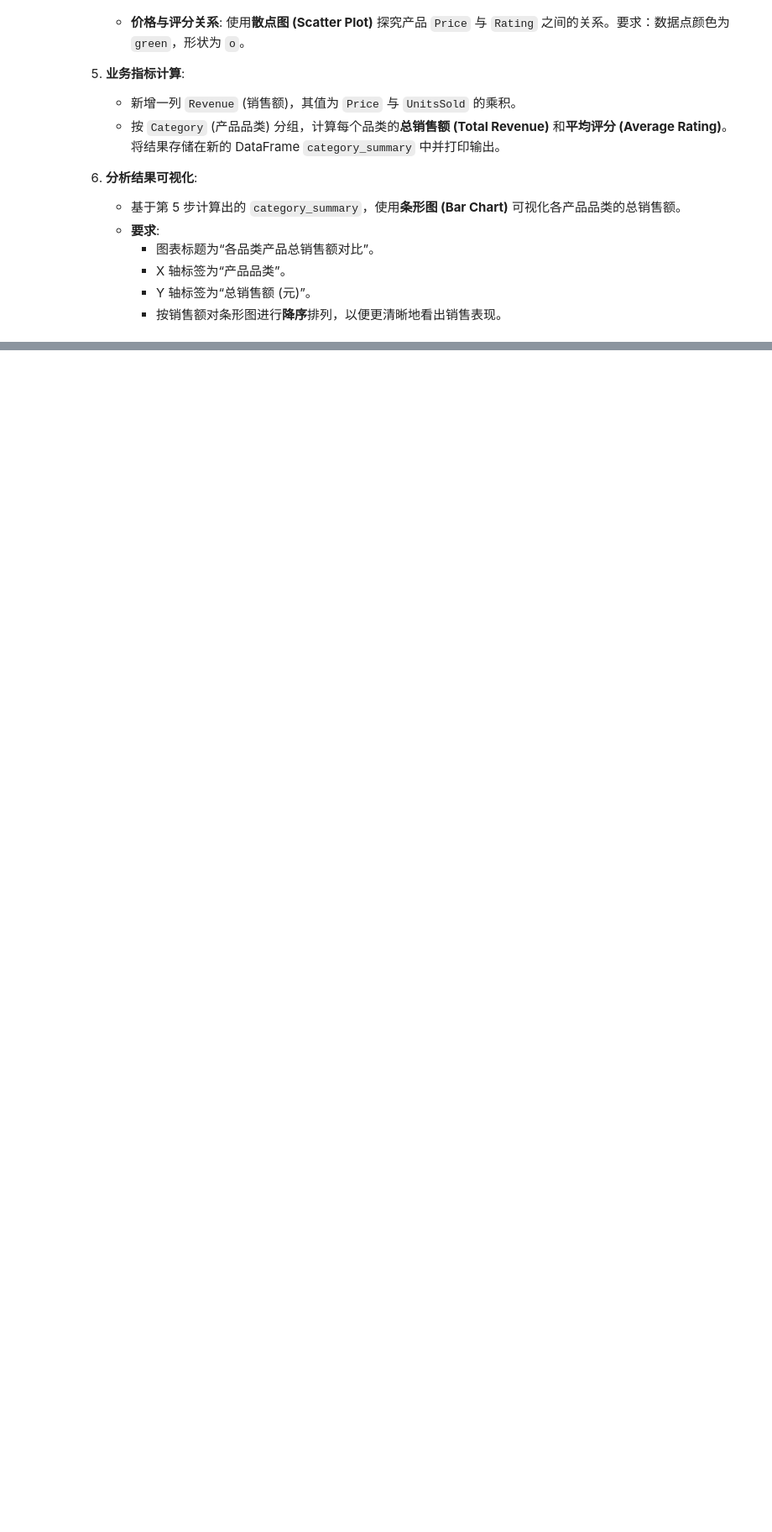
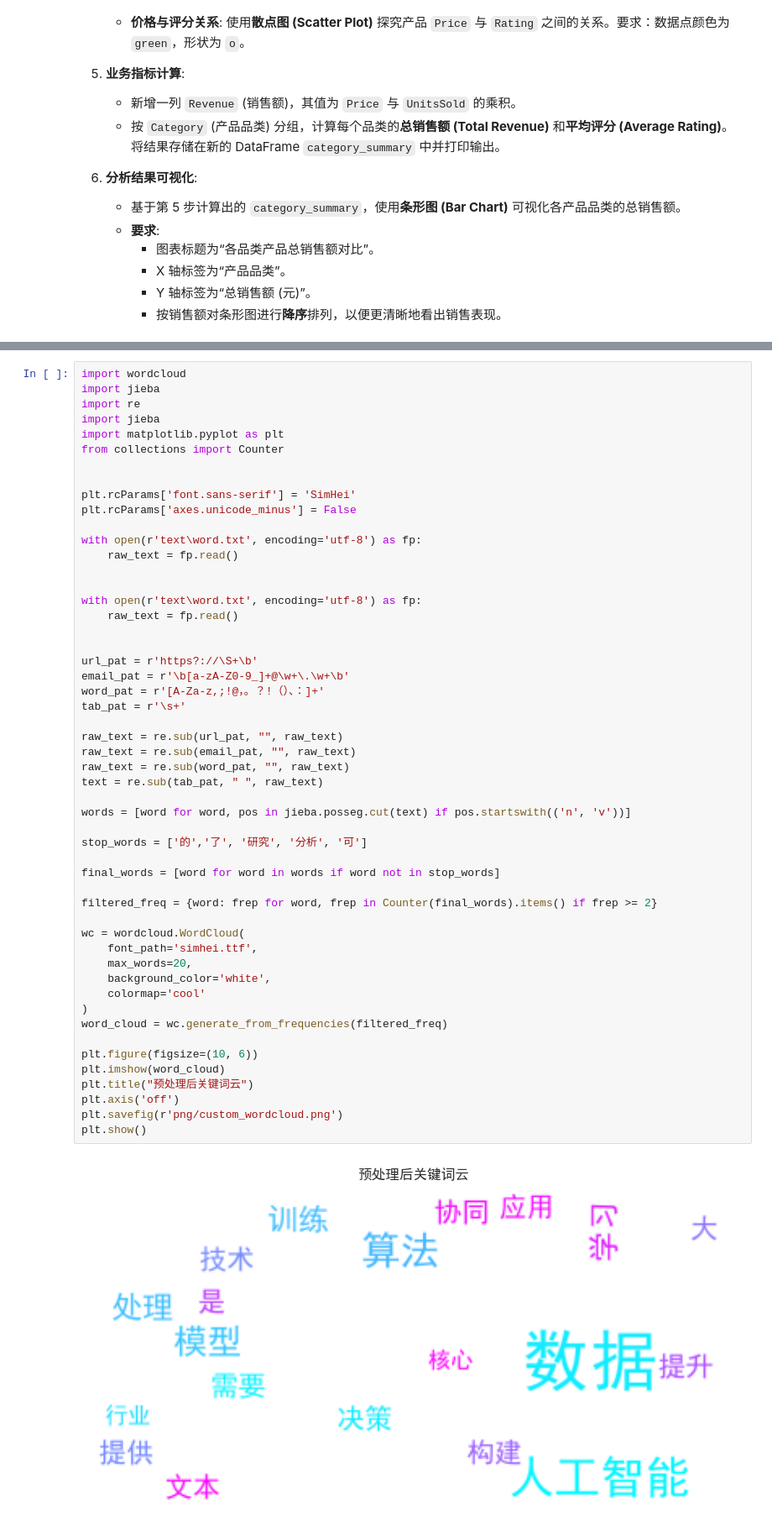
Before and after one commit to yt-x/ds_learn, a Jupyter notebook: practice/practice2.ipynb, the cells around one changed output, grey strips where cells are left out. Shown at 84% size. Saved outputs shown, nothing was run; the diff lists cells and outputs as text; blank space fills up the shorter version.

```diff
--- a/practice/practice2.ipynb
+++ b/practice/practice2.ipynb
@@ -673,0 +1154,54 @@ Text(0, 0.5, '总销售额 (元)')
+# %%
+import wordcloud
+import jieba
+import re
+import jieba
+import matplotlib.pyplot as plt
+from collections import Counter
+
+
+plt.rcParams['font.sans-serif'] = 'SimHei'
+plt.rcParams['axes.unicode_minus'] = False
+
+with open(r'text\word.txt', encoding='utf-8') as fp:
+    raw_text = fp.read()
+
+
+with open(r'text\word.txt', encoding='utf-8') as fp:
+    raw_text = fp.read()
+
+
+url_pat = r'https?://\S+\b'
+email_pat = r'\b[a-zA-Z0-9_]+@\w+\.\w+\b'
+word_pat = r'[A-Za-z,;!@，。？!（）、：]+'
+tab_pat = r'\s+'
+
+raw_text = re.sub(url_pat, "", raw_text)
+raw_text = re.sub(email_pat, "", raw_text)
+raw_text = re.sub(word_pat, "", raw_text)
+text = re.sub(tab_pat, " ", raw_text)
+
+words = [word for word, pos in jieba.posseg.cut(text) if pos.startswith(('n', 'v'))]
+
+stop_words = ['的','了', '研究', '分析', '可']
+
+final_words = [word for word in words if word not in stop_words]
+
+filtered_freq = {word: frep for word, frep in Counter(final_words).items() if frep >= 2}
+
+wc = wordcloud.WordCloud(
+    font_path='simhei.ttf',
+    max_words=20,
+    background_color='white',
+    colormap='cool'
+)
+word_cloud = wc.generate_from_frequencies(filtered_freq)
+
+plt.figure(figsize=(10, 6))
+plt.imshow(word_cloud)
+plt.title("预处理后关键词云")
+plt.axis('off')
+plt.savefig(r'png/custom_wordcloud.png')
+plt.show()
+# %% [output]
+[figure, added]
```
Also changed, not shown: parts of 60 cells of this notebook, 18 other files.
